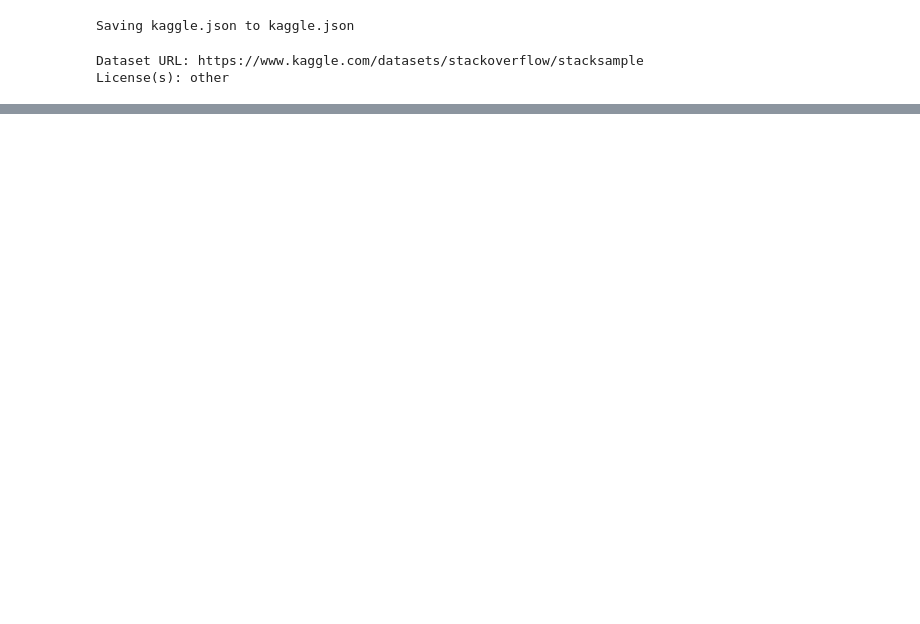
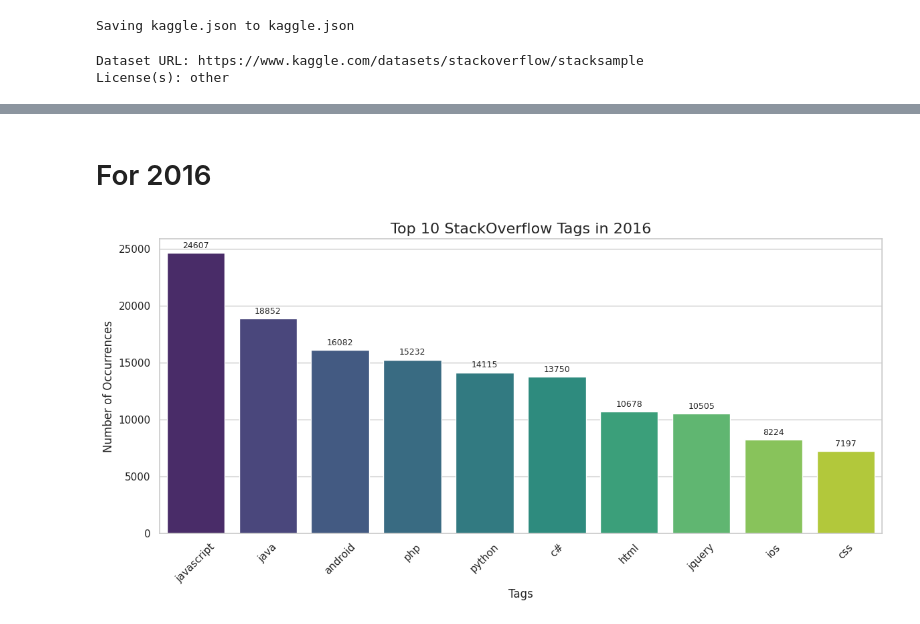
Before and after one commit to ojusgoel/StackOverflow_Network_Analysis, a Jupyter notebook: Network_Science_Project.ipynb, the cells around one changed output, grey strips where cells are left out. Cells and saved outputs as stored; diff of their text form; code cells hidden in the pictures; blank space fills up the shorter version.

```diff
--- a/Network_Science_Project.ipynb
+++ b/Network_Science_Project.ipynb
@@ -181,0 +81,18 @@ plt.show()
+# %%
+#def combine question and tags
+def combine_tags_question(questions, tags):
+  questions = questions.copy()
+  # Check if TagName not in Tags.csv
+  if 'Tag' not in tags.columns:
+    print('TagName not in Tags.csv')
+    return
+  tags_group = tags.groupby('Id')['Tag'].apply(list).reset_index()
+  # Merge into questions DataFrame on Id
+  questions = questions.merge(tags_group, on='Id', how='left')
+  # Rename the 'Tag' column to 'tags' for clarity
+  questions.rename(columns={'Tag': 'tags'}, inplace=True)
+  return questions
+# %%
+questions_tags_csv = combine_tags_question(questions_csv, tags)
+print(questions_tags_csv.head())
+print("Size of question dataset : " + str(len(questions_tags_csv)))
@@ -181,0 +228,2 @@ plt.show()
+# %% [markdown]
+# For 2016
@@ -181,0 +242,38 @@ plt.show()
+# %%
+import matplotlib.pyplot as plt
+import seaborn as sns
+import pandas as pd
+
+def plot_top_tags(top_tags, year=None):
+    """
+    Plots a bar chart of the top tags without Seaborn future warnings.
+    """
+    # Convert to DataFrame
+    df = pd.DataFrame(top_tags, columns=['Tag', 'Count'])
+
+    # Plot style
+    sns.set(style="whitegrid")
+    plt.figure(figsize=(12, 6))
+
+    # Fix the palette warning: set hue and remove legend
+    ax = sns.barplot(data=df, x="Tag", y="Count", hue="Tag", palette="viridis", legend=False)
+
+    ax.set_title(f"Top 10 StackOverflow Tags in {year}" if year else "Top 10 Tags", fontsize=16)
+    ax.set_ylabel("Number of Occurrences")
+    ax.set_xlabel("Tags")
+
+    plt.xticks(rotation=45)
+
+    # Add value labels on top of bars
+    for i, row in df.iterrows():
+        ax.text(i, row['Count'] + max(df['Count']) * 0.01, row['Count'],
+                ha='center', va='bottom', fontsize=9)
+
+    plt.tight_layout()
+    plt.show()
+
+
+
+plot_top_tags(top10_tags_2016, 2016)
+# %% [output]
+[figure, added]
```
Also changed, not shown: parts of 67 cells of this notebook.
